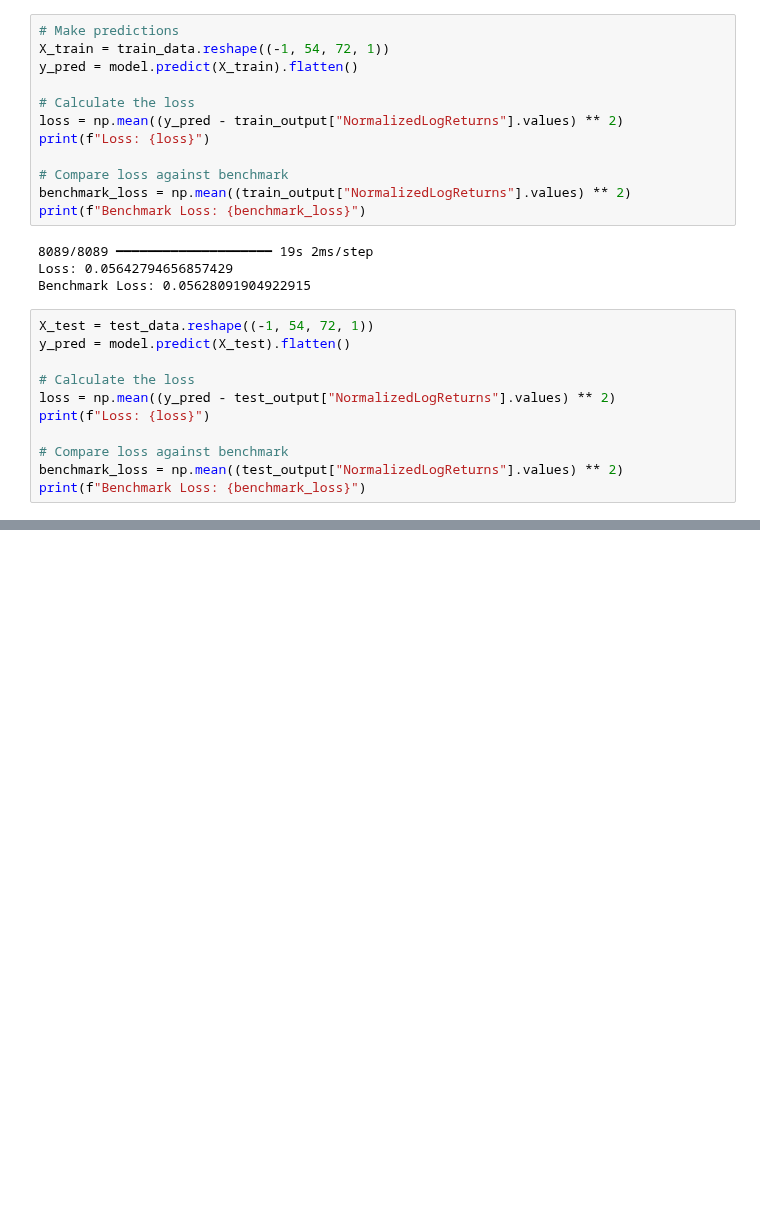
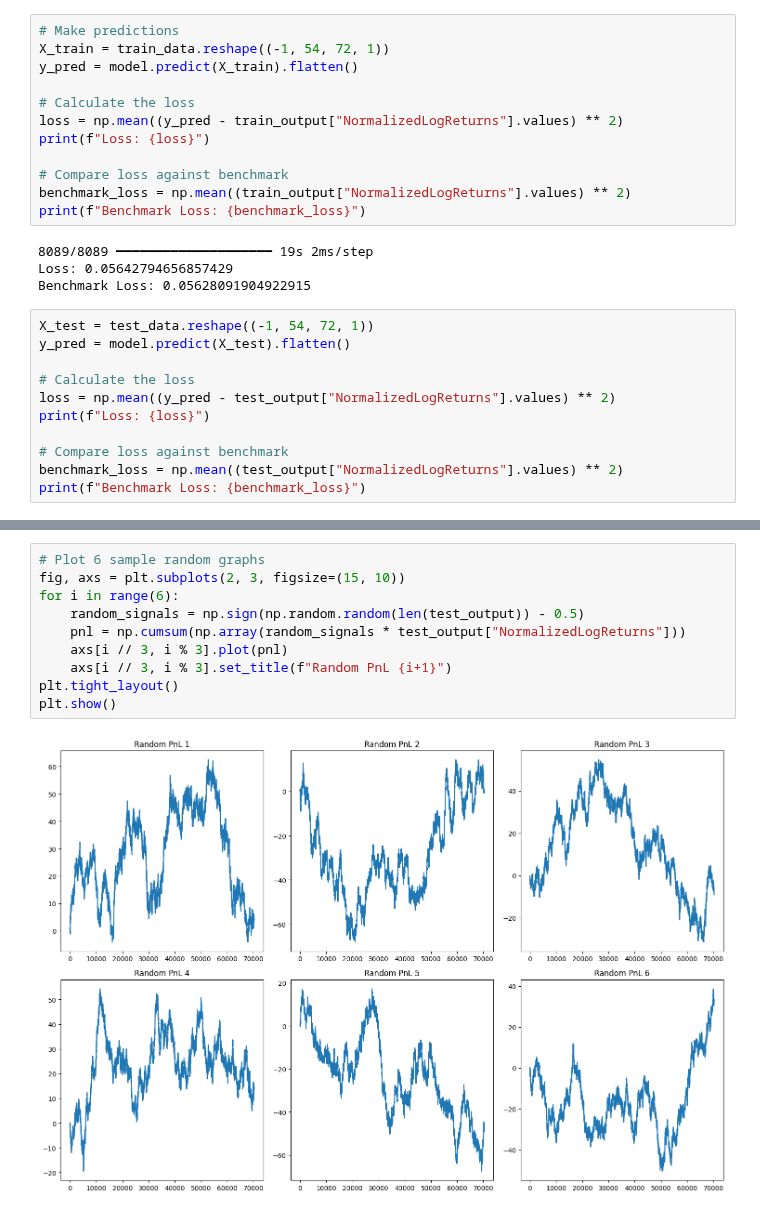
Before and after one commit to KantianKnight/CNN-Crypto, a Jupyter notebook: main.ipynb, the cells around one changed output, grey strips where cells are left out. Saved outputs shown, nothing was run; the diff lists cells and outputs as text; blank space fills up the shorter version.

```diff
--- a/main.ipynb
+++ b/main.ipynb
@@ -238,0 +246,12 @@ print(f"Benchmark Loss: {benchmark_loss}")
+# %%
+# Plot 6 sample random graphs
+fig, axs = plt.subplots(2, 3, figsize=(15, 10))
+for i in range(6):
+    random_signals = np.sign(np.random.random(len(test_output)) - 0.5)
+    pnl = np.cumsum(np.array(random_signals * test_output["NormalizedLogReturns"]))
+    axs[i // 3, i % 3].plot(pnl)
+    axs[i // 3, i % 3].set_title(f"Random PnL {i+1}")
+plt.tight_layout()
+plt.show()
+# %% [output]
+[figure, added]
```
Also changed, not shown: parts of 1 cell of this notebook.
